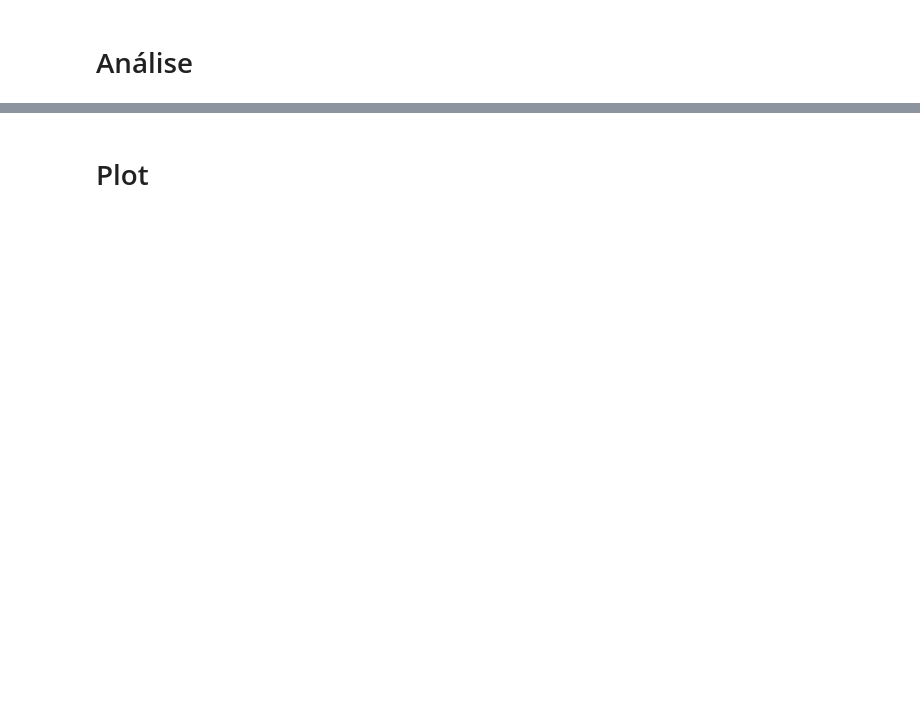
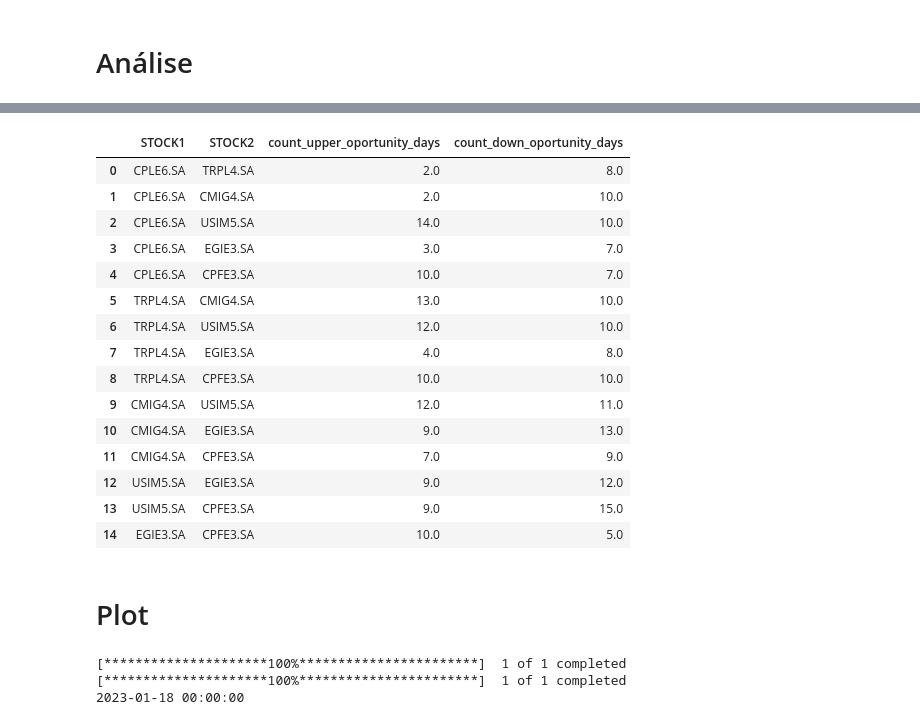
Before and after one commit to msfreit/long_short, a Jupyter notebook: long_short.ipynb, the cells around one changed output, grey strips where cells are left out. Saved outputs shown, nothing was run; the diff lists cells and outputs as text; code cells hidden in the pictures; blank space fills up the shorter version.

Commit message:
up and down oportunitys

```diff
--- a/long_short.ipynb
+++ b/long_short.ipynb
@@ -130,0 +118,27 @@ resultados
+# %%
+df_oportunitys = pd.DataFrame()
+
+def find_oportunitys(stock1, stock2, df):
+    dict = {
+        'STOCK1': stock1,
+        'STOCK2': stock2,
+        'count_upper_oportunity_days': resultados['upper_oportunity'].sum(),
+        'count_down_oportunity_days': resultados['down_oportunity'].sum()
+    }
+    return dict
+
+from itertools import combinations
+lista_acoes = ['CPLE6.SA','TRPL4.SA','CMIG4.SA','USIM5.SA','EGIE3.SA','CPFE3.SA']
+comb = combinations(lista_acoes, 2)
+
+for i in list(comb):
+    if(i[0] != i[1]): # remove as combinações "iguais"
+        stock1 = i[0]
+        stock2 = i[1]
+        # print(stock1, stock2)
+        resultados = stock_analysis( stock1, stock2, 90)
+        resultados['dp_upper'] = resultados['regressão linear'] + resultados['desvio padrão']
+        resultados['dp_down'] = resultados['regressão linear'] - resultados['desvio padrão']
+        resultados['upper_oportunity'] = resultados[stock1+'/'+stock2] > resultados['dp_upper']
+        resultados['down_oportunity'] = resultados[stock1+'/'+stock2] < resultados['dp_down']
+        df_oportunitys = df_oportunitys.append(find_oportunitys(stock1, stock2, resultados), ignore_index=True)
@@ -131,5 +163,33 @@ resultados
+# %%
+df_oportunitys
+# %% [output]
+|  | STOCK1 | STOCK2 | count_upper_oportunity_days | count_down_oportunity_days |
+| 0 | CPLE6.SA | TRPL4.SA | 2.0 | 8.0 |
+| 1 | CPLE6.SA | CMIG4.SA | 2.0 | 10.0 |
+| 2 | CPLE6.SA | USIM5.SA | 14.0 | 10.0 |
+| 3 | CPLE6.SA | EGIE3.SA | 3.0 | 7.0 |
+| 4 | CPLE6.SA | CPFE3.SA | 10.0 | 7.0 |
+| 5 | TRPL4.SA | CMIG4.SA | 13.0 | 10.0 |
+| 6 | TRPL4.SA | USIM5.SA | 12.0 | 10.0 |
+| 7 | TRPL4.SA | EGIE3.SA | 4.0 | 8.0 |
+| 8 | TRPL4.SA | CPFE3.SA | 10.0 | 10.0 |
+| 9 | CMIG4.SA | USIM5.SA | 12.0 | 11.0 |
+| 10 | CMIG4.SA | EGIE3.SA | 9.0 | 13.0 |
+| 11 | CMIG4.SA | CPFE3.SA | 7.0 | 9.0 |
+| 12 | USIM5.SA | EGIE3.SA | 9.0 | 12.0 |
+| 13 | USIM5.SA | CPFE3.SA | 9.0 | 15.0 |
+| 14 | EGIE3.SA | CPFE3.SA | 10.0 | 5.0 |
 # %% [markdown]
 # Plot
+# %%
+stock1 = "TRPL4.SA"
+stock2 = "CMIG4.SA"
+
+resultados = stock_analysis( stock1, stock2, 90)
+# %% [output]
+[*********************100%***********************]  1 of 1 completed
+[*********************100%***********************]  1 of 1 completed
+2023-01-18 00:00:00
 # %%
 import matplotlib.pyplot as plt
 
```
Also changed, not shown: parts of 6 cells of this notebook.
